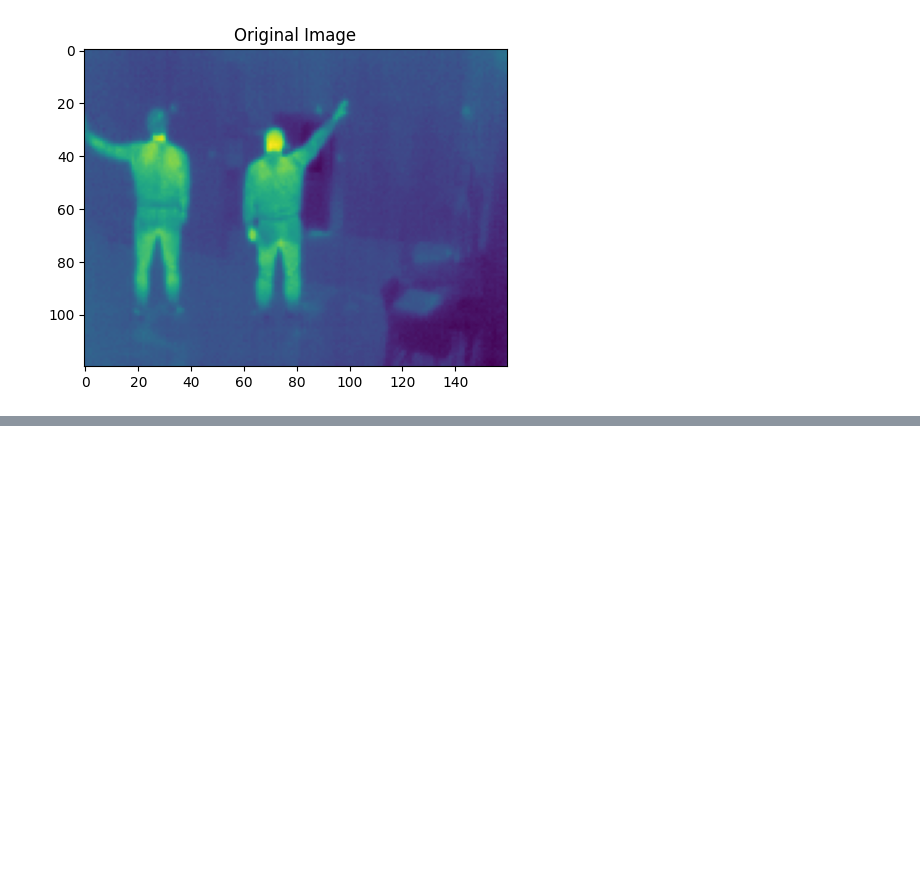
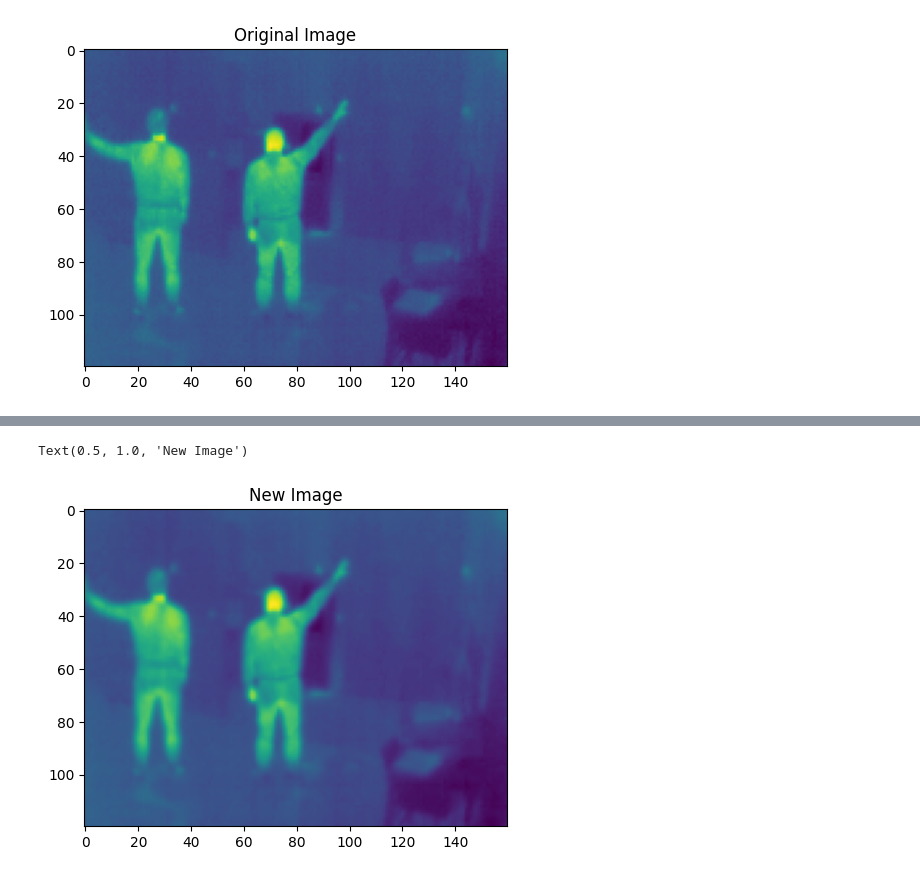
Before and after one commit to vicente-gonzalez-ruiz/center_and_scale_images, a Jupyter notebook: src/test.ipynb, the cells around one changed output, grey strips where cells are left out. Cells and saved outputs as stored; diff of their text form; code cells hidden in the pictures; blank space fills up the shorter version.

```diff
--- a/src/test.ipynb
+++ b/src/test.ipynb
@@ -31,0 +51,10 @@ Text(0.5, 1.0, 'Centered Image')
+# %%
+new_image, info = center_and_scale_images.scale_image(new_image, scale=1/0.875)
+# %%
+plt.figure(figsize=(12, 6))
+plt.subplot(1, 2, 1)
+plt.imshow(new_image)
+plt.title('New Image')
+# %% [output]
+Text(0.5, 1.0, 'New Image')
+[figure, added]
```
Also changed, not shown: parts of 6 cells of this notebook, 1 other file.
